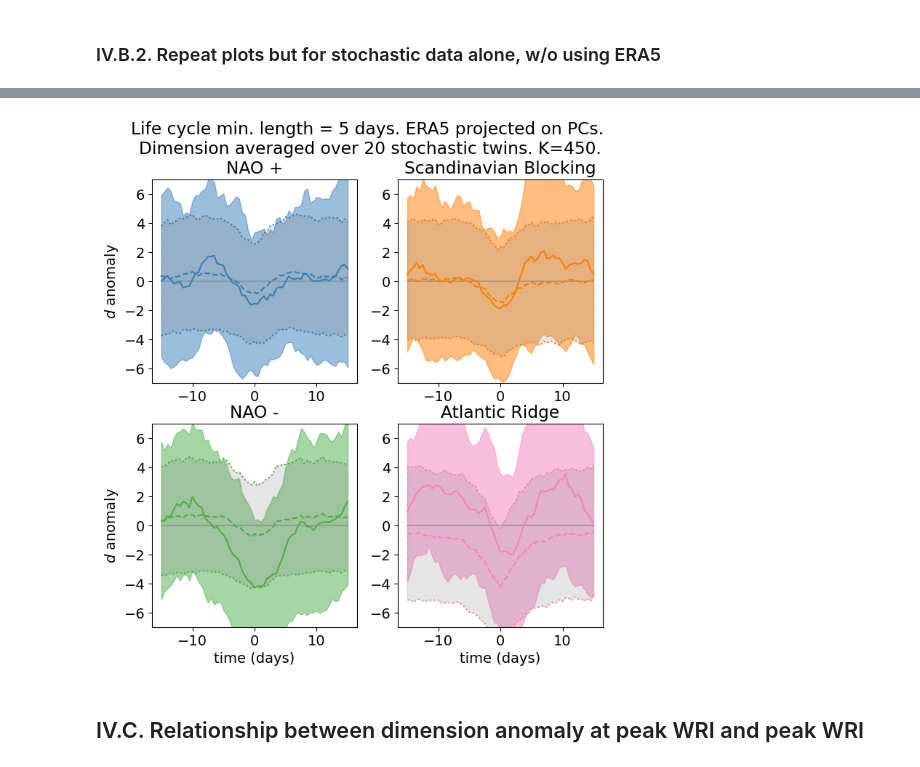
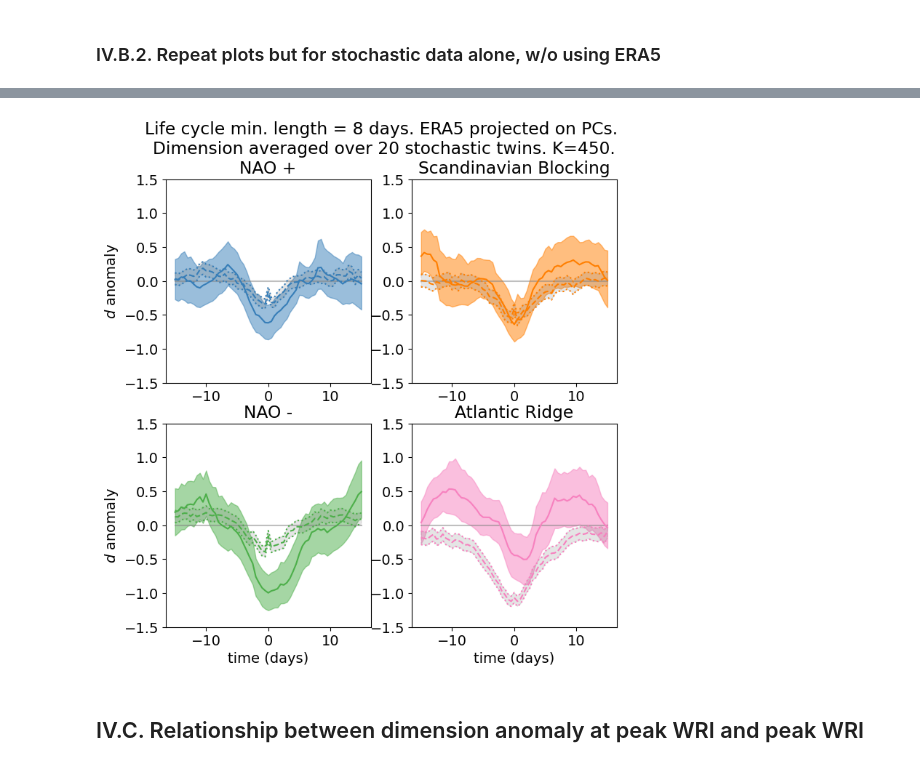
Before and after one commit to PaulPlatzer/WR_stochastic_twins, a Jupyter notebook: notebooks/Notebook5-Dimensions_plot.ipynb, the cells around one changed output, grey strips where cells are left out. Drawn from its saved outputs; the diff is of its cells as text; code cells hidden in the pictures.

```diff
--- a/notebooks/Notebook5-Dimensions_plot.ipynb
+++ b/notebooks/Notebook5-Dimensions_plot.ipynb
@@ -152,3 +149,9 @@ np.mean(dd_nat)
+# %%
+npzfile = np.load(data_folder + 'dim_twins_bis.npz')
+dd_pcs = npzfile['dd_pcs']
+dd_nat_twin = npzfile['dd_nat_twin']
+dd_twin = npzfile['dd_twin']
+K = npzfile['K']
 # %% [markdown]
 Compute anomalies
 # %%
@@ -276,9 +279,11 @@ plt.show()
 ### IV.B.1. Plots using stochastic twins as analogues of ERA5 projected data
 # %%
 # # minimum length of life-cycle
-LC_length = 5*2
-# # minimum value of IWR for life-cycle definitino
+LC_length = 8*2
+print('Minimum length of life-cycle = '+str(LC_length//2) + ' days')
+# # minimum value of IWR for life-cycle definition
 thresh_IWR = 1
+print('Threshold value for WRI = ' + str(thresh_IWR))
 # # (half of whole) length over which to plot characteristics
 plot_length = 15*2
 t_plot = np.arange( - plot_length , plot_length + 1 )/2
@@ -319,6 +324,7 @@ for i_regime in range(len(means)):
 
     IWR_plot_nat.append( IWR_plot__ )
 
+    print('Number of events for '+regime_names[i_regime]+' = '+str(len(dd_plot_pcs__)))
     dd_plot_nat.append( np.array(dd_plot_nat__) )
     dd_plot_pcs.append( np.array(dd_plot_pcs__) )
     dd_plot_nat_twin.append( np.array(dd_plot_nat_twin__) )
@@ -396,9 +428,10 @@ plt.show()
 ### IV.B.2. Repeat plots but for stochastic data alone, w/o using ERA5
 # %%
 # # minimum length of life-cycle
-LC_length = 5*2
-# # minimum value of IWR for life-cycle definitino
+print('Minimum length of life-cycle = '+str(LC_length//2) + ' days')
+# # minimum value of IWR for life-cycle definition
 thresh_IWR = 1
+print('Threshold value for WRI = ' + str(thresh_IWR))
 # # (half of whole) length over which to plot characteristics
 plot_length = 15*2
 t_plot = np.arange( - plot_length , plot_length + 1 )/2
@@ -435,6 +468,7 @@ for k in tqdm(range(Ntwins)):
 
         IWR_plot_.append( IWR_plot__ )
         dd_plot_twin_.append( np.array(dd_plot_twin__) )
+        print('Number of events for '+regime_names[i_regime]+' = '+str(len(dd_plot_twin__)))
 
     IWR_plot_twin.append( IWR_plot_ )
     dd_plot_twin.append( dd_plot_twin_ )
@@ -473,38 +527,47 @@ for i_regime in range(len(means)):
 # %%
 plt.figure(figsize=(8,8),dpi=100)
 i_K = 30
 for i_regime in range(len(weights)):
     plt.subplot(221+i_regime)
 
     plt.plot([-plot_length/2,plot_length/2] , [0]*2, '-', color='.5', alpha=.5)
 
     for j in range(2):
         if j == 0:
             plot_mean = np.mean( dd_plot_pcs[i_regime][:,:,i_K] , axis = 0)
-            plot_std = np.std( dd_plot_pcs[i_regime][:,:,i_K] , axis = 0)
+            # plot_std = np.std( dd_plot_pcs[i_regime][:,:,i_K] , axis = 0)
+            for l_time in range( 2 * plot_length + 1 ):
+                ci_ = bootstrap( dd_plot_pcs[i_regime][:,l_time,i_K].reshape(1,-1) , np.mean ).confidence_interval
+                plot_CI[l_time] = ci_.low, ci_.high
         else:
             plot_mean = np.mean( dd_plot_twin_concat[i_regime][:,:,i_K] , axis = 0)
-            plot_std = np.std( dd_plot_twin_concat[i_regime][:,:,i_K] , axis = 0)
+            # plot_std = np.std( dd_plot_twin_concat[i_regime][:,:,i_K] , axis = 0)
+            for l_time in range( 2 * plot_length + 1 ):
+                ci_ = bootstrap( dd_plot_twin_concat[i_regime][:,l_time,i_K].reshape(1,-1) , np.mean ).confidence_interval
+                plot_CI[l_time] = ci_.low, ci_.high
 
         plt.plot(t_plot, plot_mean, ['-','--'][j], color=cols[i_regime+1])
-        plt.fill_between(t_plot, plot_mean - plot_std, plot_mean + plot_std,
+        # plt.fill_between(t_plot, plot_mean - plot_std, plot_mean + plot_std,
+        plt.fill_between(t_plot, plot_CI[:,0], plot_CI[:,1],
                          ls = ['-','--'][j] , color=[cols[i_regime+1],'0.5'][j], alpha=[.5,.2][j])
         if j==1:
-            plt.plot(t_plot, plot_mean - plot_std , ':', color=cols[i_regime+1])
-            plt.plot(t_plot, plot_mean + plot_std , ':', color=cols[i_regime+1])
+            plt.plot(t_plot, plot_CI[:,0] , ':', color=cols[i_regime+1])
+            plt.plot(t_plot, plot_CI[:,1] , ':', color=cols[i_regime+1])
+            # plt.plot(t_plot, plot_mean - plot_std , ':', color=cols[i_regime+1])
+            # plt.plot(t_plot, plot_mean + plot_std , ':', color=cols[i_regime+1])
 
     plt.xlabel('time (days)'*( i_regime > 1 ))
     plt.ylabel(r'$d$ anomaly'*( i_regime % 2 == 0 ))
-    plt.ylim([-7,7])
+    plt.ylim([-1.5,1.5])
     plt.title(regime_names[i_regime])
 
 plt.suptitle('Life cycle min. length = '+str(int(LC_length/2))+' days. '
             +'ERA5 projected on PCs. \n'
             +'Dimension averaged over '+str(Ntwins)+' stochastic twins. K='+str(K[i_K])+'.')
 plt.savefig(figure_folder + 'd_life-cycle_twins_only.png', dpi=150, bbox_inches='tight')
 plt.show()
 # %% [output]
-[figure, old version]
+[figure, new version]
 # %% [markdown]
 ## IV.C. Relationship between dimension anomaly at peak WRI and peak WRI
 # %% [markdown]
```
Also changed, not shown: parts of 15 cells of this notebook, 41 other files.
